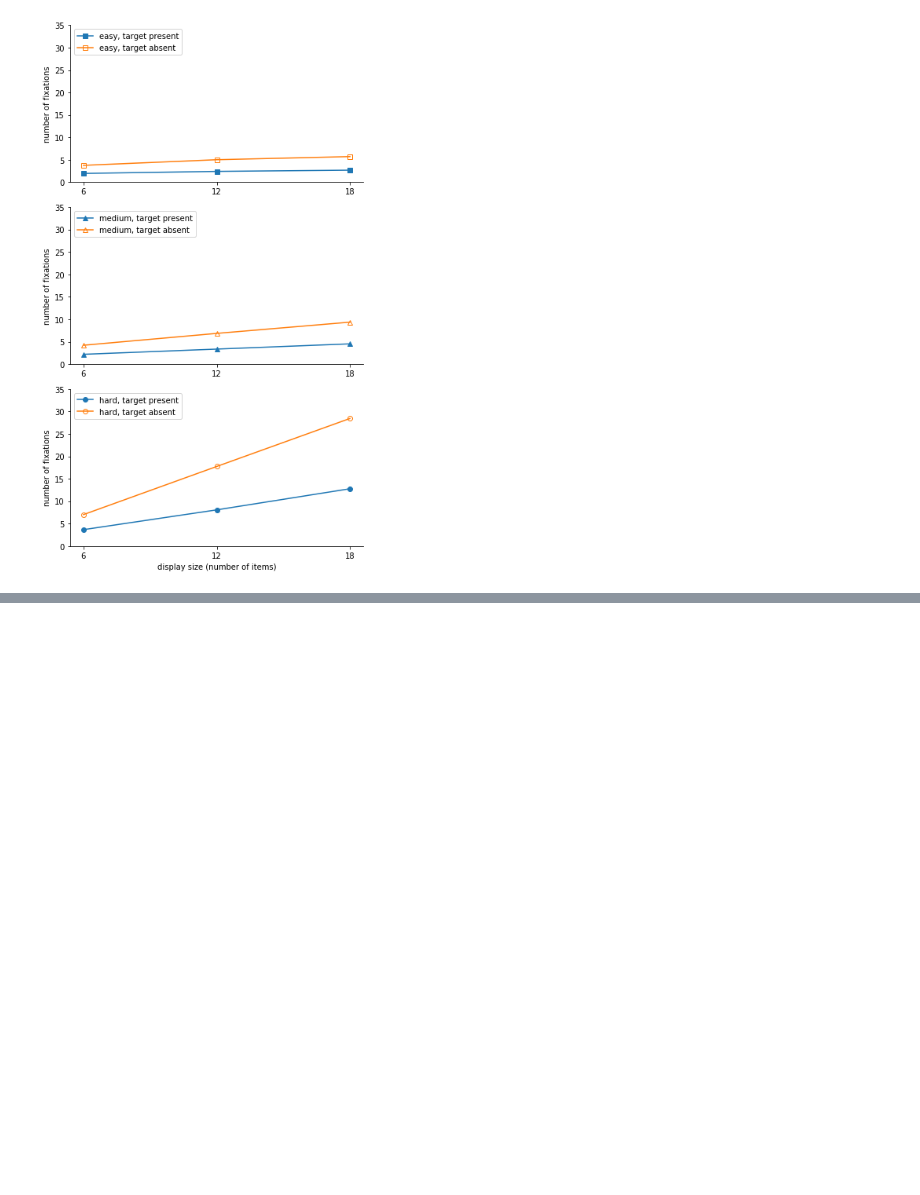
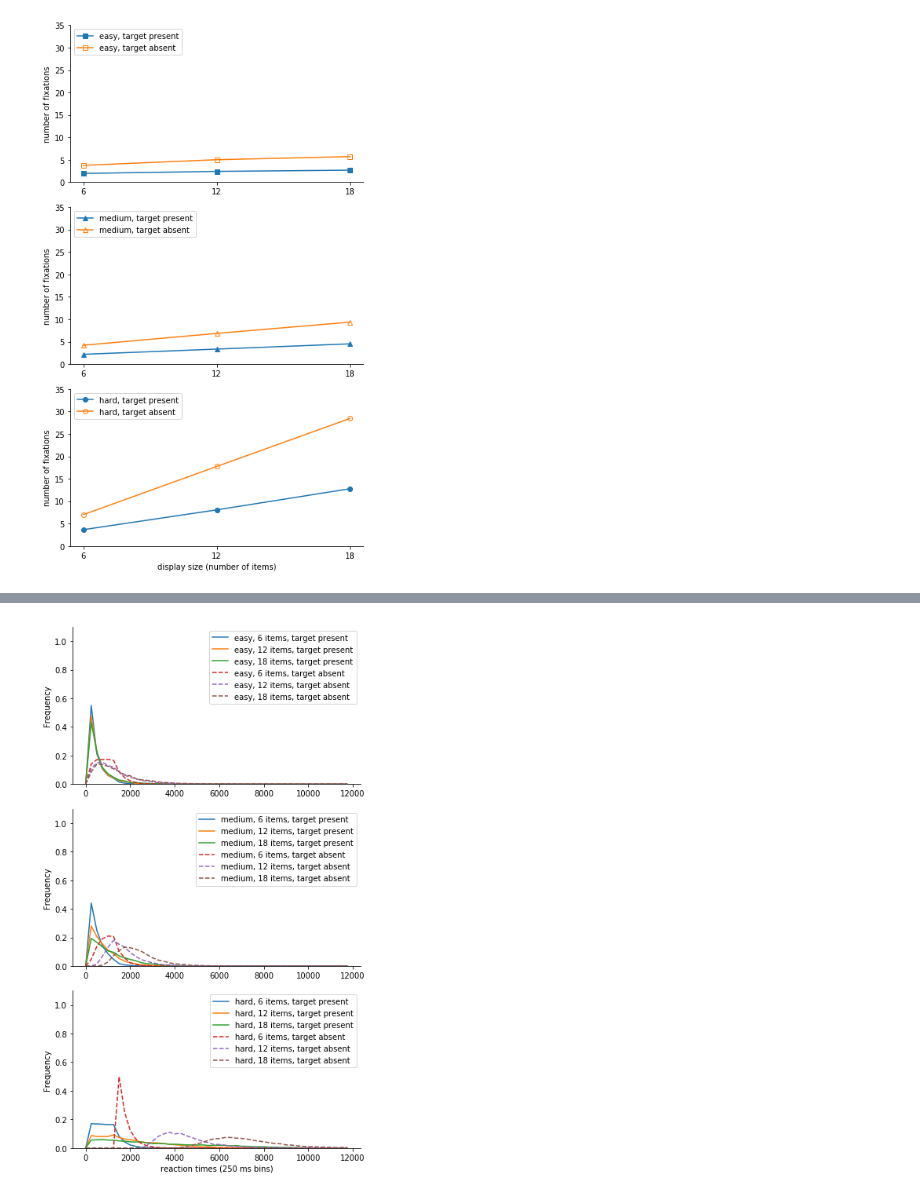
Before and after one commit to NickleDave/aver, a Jupyter notebook: doc/notebooks/fvf-model-results.ipynb, the cells around one changed output, grey strips where cells are left out. Saved outputs shown, nothing was run; the diff lists cells and outputs as text; code cells hidden in the pictures; blank space fills up the shorter version.

Commit message:
update fvf-model-results.ipynb with reaction time distributions plot

```diff
--- a/doc/notebooks/fvf-model-results.ipynb
+++ b/doc/notebooks/fvf-model-results.ipynb
@@ -59,0 +66,4 @@ fvf.plot.mean_num_fixations(num_fix_results.mean_num_fixations_all_display_sizes
+# %%
+fvf.plot.reaction_times_distrib(rt_results.RTs_by_condition)
+# %% [output]
+[figure, added]
```
Also changed, not shown: parts of 4 cells of this notebook.
